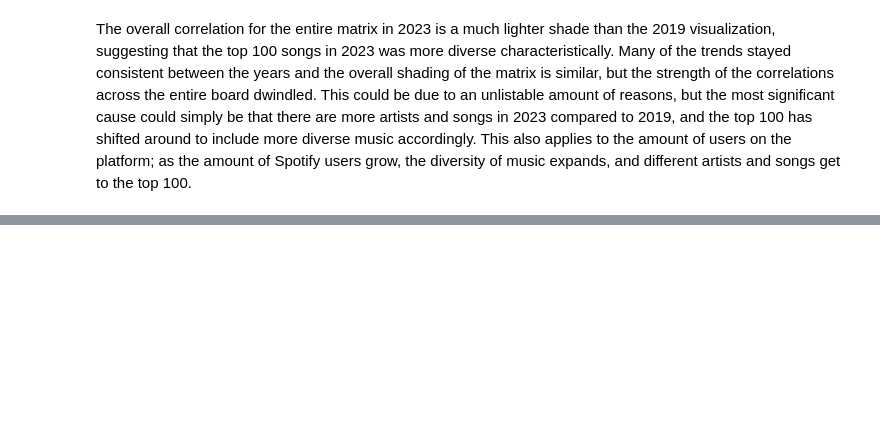
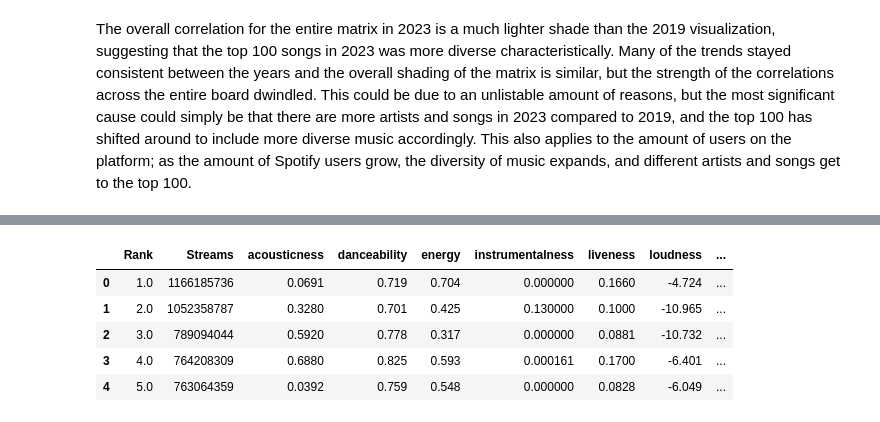
Before and after one commit to kevinxiong613/cs-3654-project, a Jupyter notebook: Part2_with_analysis.ipynb, the cells around one changed output, grey strips where cells are left out. Drawn from its saved outputs; the diff is of its cells as text; code cells hidden in the pictures; blank space fills up the shorter version.

```diff
--- a/Part2_with_analysis.ipynb
+++ b/Part2_with_analysis.ipynb
@@ -275,0 +369,2 @@ The overall correlation for the entire matrix in 2023 is a much lighter shade th
+# %%
+cluster2019DF = spotify2019DF.drop(columns=qualitative)
@@ -275,0 +393,9 @@ The overall correlation for the entire matrix in 2023 is a much lighter shade th
+# %%
+cluster2019DF.head()
+# %% [output]
+|  | Rank | Streams | acousticness | danceability | energy | instrumentalness | liveness | loudness | ... |
+| 0 | 1.0 | 1166185736 | 0.0691 | 0.719 | 0.704 | 0.000000 | 0.1660 | -4.724 | ... |
+| 1 | 2.0 | 1052358787 | 0.3280 | 0.701 | 0.425 | 0.130000 | 0.1000 | -10.965 | ... |
+| 2 | 3.0 | 789094044 | 0.5920 | 0.778 | 0.317 | 0.000000 | 0.0881 | -10.732 | ... |
+| 3 | 4.0 | 764208309 | 0.6880 | 0.825 | 0.593 | 0.000161 | 0.1700 | -6.401 | ... |
+| 4 | 5.0 | 763064359 | 0.0392 | 0.759 | 0.548 | 0.000000 | 0.0828 | -6.049 | ... |
```
Also changed, not shown: parts of 17 cells of this notebook.
